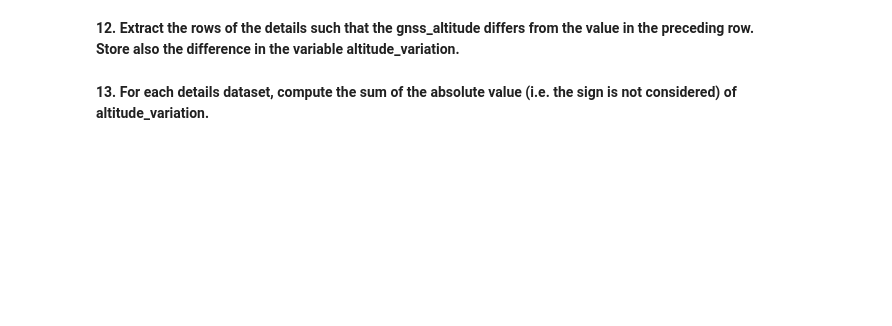
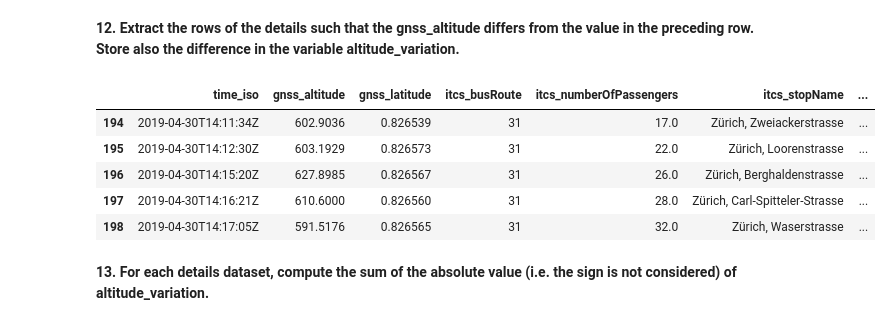
Before and after one commit to sime-99/Project_2023_Bentley_Simeoni, a Jupyter notebook: Project_Bentley_Simeoni.ipynb, the cells around one changed output. Drawn from its saved outputs; the diff is of its cells as text; code cells hidden in the pictures; blank space fills up the shorter version.

```diff
--- a/Project_Bentley_Simeoni.ipynb
+++ b/Project_Bentley_Simeoni.ipynb
@@ -238,4 +276,15 @@ merged.groupby(['busNumber', 'busRoute'])
 # %% [markdown]
 **12. Extract the rows of the details such that the gnss_altitude differs from the value in the preceding row. Store also the difference in the variable altitude_variation.**
+# %%
+details['altitude_variation'] = details['gnss_altitude'].diff()
+details = details[details['altitude_variation'].fillna(0) != 0]
+details.head()
+# %% [output]
+|  | time_iso | gnss_altitude | gnss_latitude | itcs_busRoute | itcs_numberOfPassengers | itcs_stopName | ... |
+| 194 | 2019-04-30T14:11:34Z | 602.9036 | 0.826539 | 31 | 17.0 | Zürich, Zweiackerstrasse | ... |
+| 195 | 2019-04-30T14:12:30Z | 603.1929 | 0.826573 | 31 | 22.0 | Zürich, Loorenstrasse | ... |
+| 196 | 2019-04-30T14:15:20Z | 627.8985 | 0.826567 | 31 | 26.0 | Zürich, Berghaldenstrasse | ... |
+| 197 | 2019-04-30T14:16:21Z | 610.6000 | 0.826560 | 31 | 28.0 | Zürich, Carl-Spitteler-Strasse | ... |
+| 198 | 2019-04-30T14:17:05Z | 591.5176 | 0.826565 | 31 | 32.0 | Zürich, Waserstrasse | ... |
 # %% [markdown]
 **13. For each details dataset, compute the sum of the absolute value (i.e. the sign is not considered) of altitude_variation.**
```
Also changed, not shown: parts of 8 cells of this notebook.
